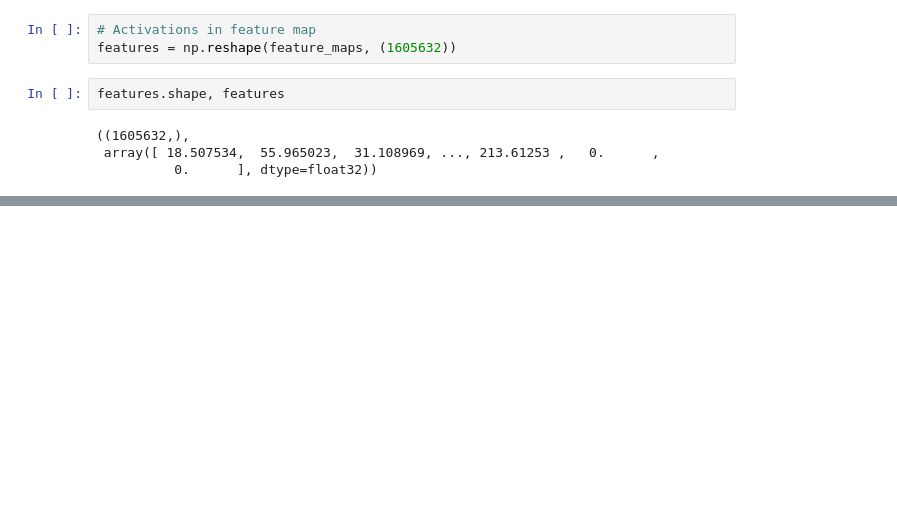
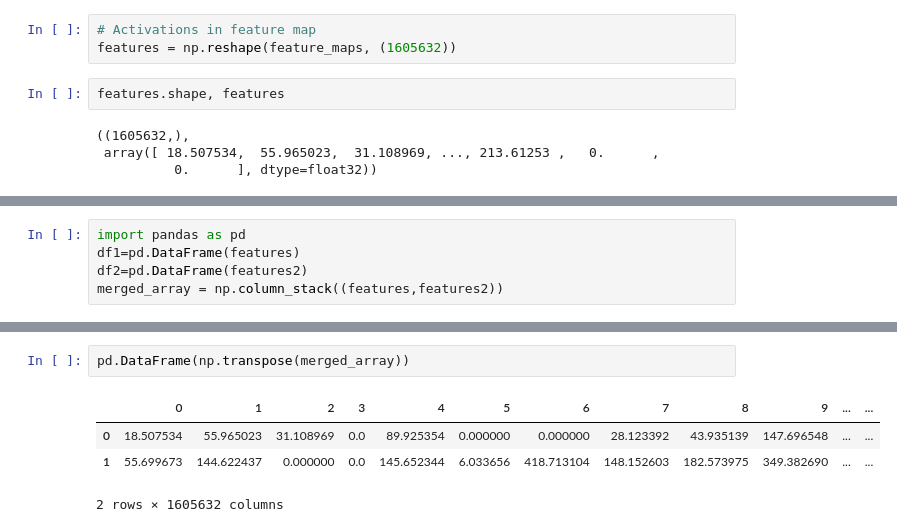
Before and after one commit to AmineBAA/Deep-Insights_Neural-Network, a Jupyter notebook: Deep_Insights_for_VGG_16.ipynb, the cells around one changed output, grey strips where cells are left out. Drawn from its saved outputs; the diff is of its cells as text; blank space fills up the shorter version.

```diff
--- a/Deep_Insights_for_VGG_16.ipynb
+++ b/Deep_Insights_for_VGG_16.ipynb
@@ -214,0 +219,5 @@ features2.shape, features2
+# %%
+import pandas as pd
+df1=pd.DataFrame(features)
+df2=pd.DataFrame(features2)
+merged_array = np.column_stack((features,features2))
@@ -214,0 +238,7 @@ features2.shape, features2
+# %%
+pd.DataFrame(np.transpose(merged_array))
+# %% [output]
+|  | 0 | 1 | 2 | 3 | 4 | 5 | 6 | 7 | 8 | 9 | ... | ... |
+| 0 | 18.507534 | 55.965023 | 31.108969 | 0.0 | 89.925354 | 0.000000 | 0.000000 | 28.123392 | 43.935139 | 147.696548 | ... | ... |
+| 1 | 55.699673 | 144.622437 | 0.000000 | 0.0 | 145.652344 | 6.033656 | 418.713104 | 148.152603 | 182.573975 | 349.382690 | ... | ... |
+2 rows × 1605632 columns
```
Also changed, not shown: parts of 7 cells of this notebook.
